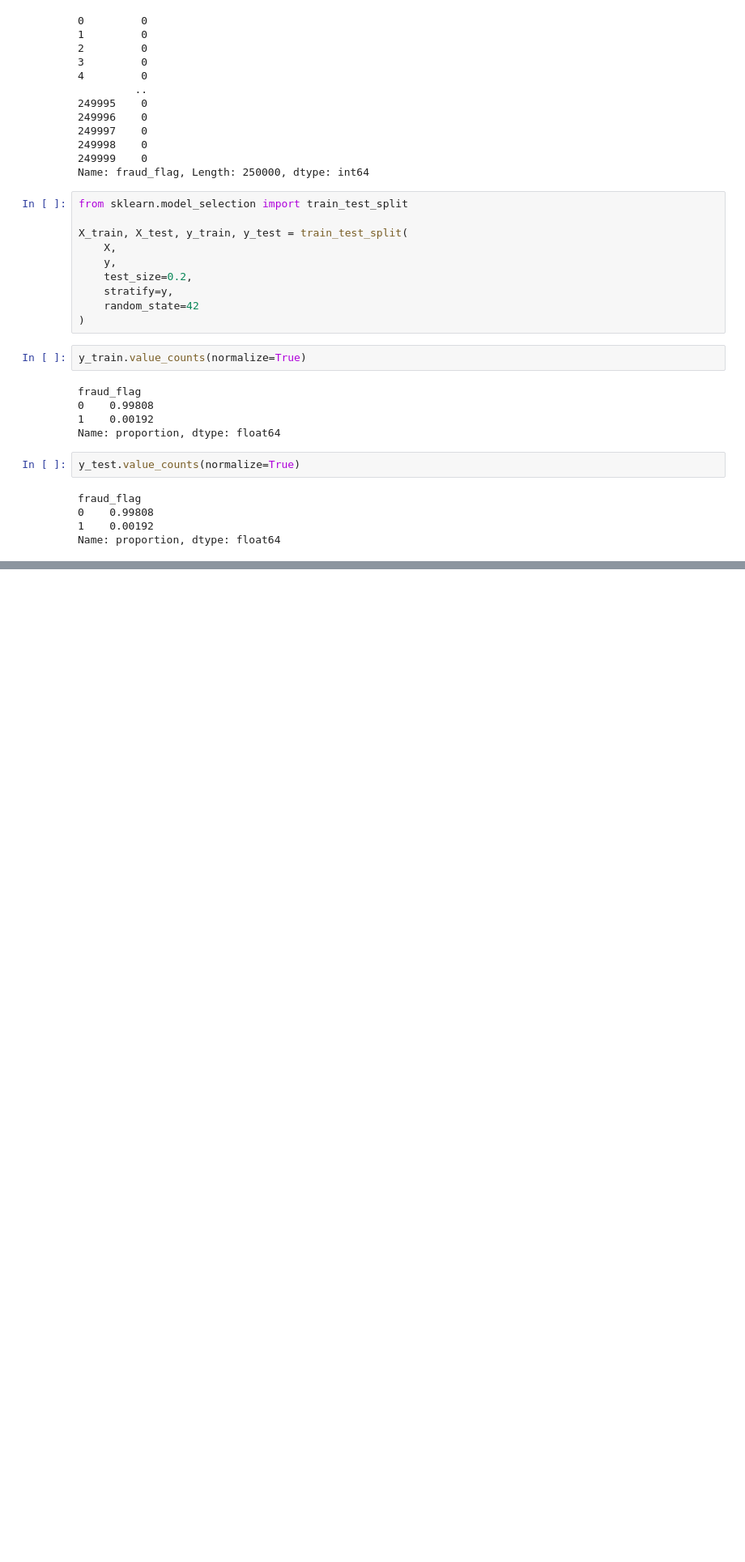
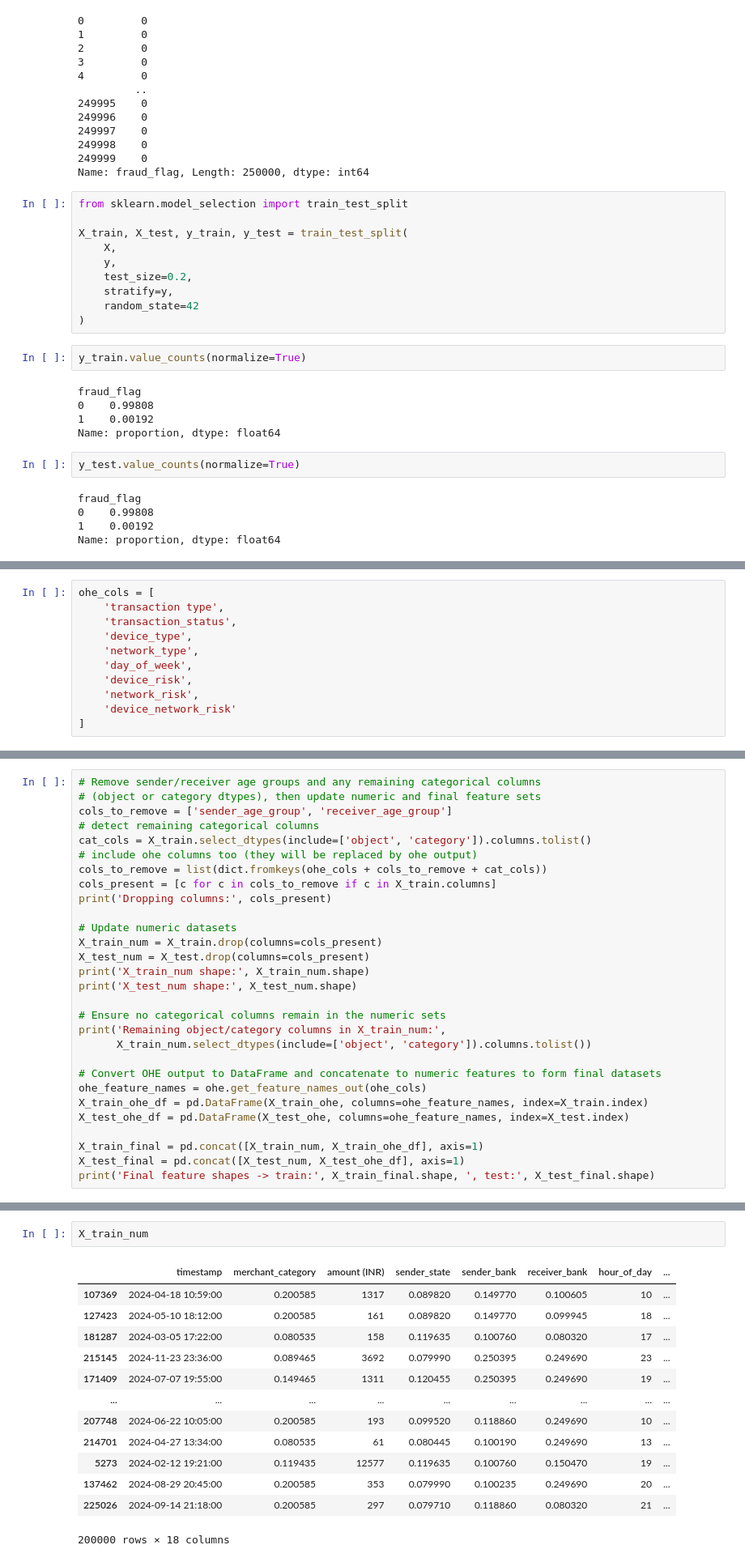
Before and after one commit to Soniya21s/FraudDetectionSystem, a Jupyter notebook: notebooks/02_feature_engg.ipynb, the cells around one changed output, grey strips where cells are left out. Shown at 81% size. Cells and saved outputs as stored; diff of their text form; blank space fills up the shorter version.

```diff
--- a/notebooks/02_feature_engg.ipynb
+++ b/notebooks/02_feature_engg.ipynb
@@ -257,0 +292,11 @@ Name: proportion, dtype: float64
+# %%
+ohe_cols = [
+    'transaction type',
+    'transaction_status',
+    'device_type',
+    'network_type',
+    'day_of_week',
+    'device_risk',
+    'network_risk',
+    'device_network_risk'
+]
@@ -257,0 +324,29 @@ Name: proportion, dtype: float64
+# %%
+# Remove sender/receiver age groups and any remaining categorical columns
+# (object or category dtypes), then update numeric and final feature sets
+cols_to_remove = ['sender_age_group', 'receiver_age_group']
+# detect remaining categorical columns
+cat_cols = X_train.select_dtypes(include=['object', 'category']).columns.tolist()
+# include ohe columns too (they will be replaced by ohe output)
+cols_to_remove = list(dict.fromkeys(ohe_cols + cols_to_remove + cat_cols))
+cols_present = [c for c in cols_to_remove if c in X_train.columns]
+print('Dropping columns:', cols_present)
+
+# Update numeric datasets
+X_train_num = X_train.drop(columns=cols_present)
+X_test_num = X_test.drop(columns=cols_present)
+print('X_train_num shape:', X_train_num.shape)
+print('X_test_num shape:', X_test_num.shape)
+
+# Ensure no categorical columns remain in the numeric sets
+print('Remaining object/category columns in X_train_num:',
+      X_train_num.select_dtypes(include=['object', 'category']).columns.tolist())
+
+# Convert OHE output to DataFrame and concatenate to numeric features to form final datasets
+ohe_feature_names = ohe.get_feature_names_out(ohe_cols)
+X_train_ohe_df = pd.DataFrame(X_train_ohe, columns=ohe_feature_names, index=X_train.index)
+X_test_ohe_df = pd.DataFrame(X_test_ohe, columns=ohe_feature_names, index=X_test.index)
+
+X_train_final = pd.concat([X_train_num, X_train_ohe_df], axis=1)
+X_test_final = pd.concat([X_test_num, X_test_ohe_df], axis=1)
+print('Final feature shapes -> train:', X_train_final.shape, ', test:', X_test_final.shape)
@@ -257,0 +359,16 @@ Name: proportion, dtype: float64
+# %%
+X_train_num
+# %% [output]
+|  | timestamp | merchant_category | amount (INR) | sender_state | sender_bank | receiver_bank | hour_of_day | ... |
+| 107369 | 2024-04-18 10:59:00 | 0.200585 | 1317 | 0.089820 | 0.149770 | 0.100605 | 10 | ... |
+| 127423 | 2024-05-10 18:12:00 | 0.200585 | 161 | 0.089820 | 0.149770 | 0.099945 | 18 | ... |
+| 181287 | 2024-03-05 17:22:00 | 0.080535 | 158 | 0.119635 | 0.100760 | 0.080320 | 17 | ... |
+| 215145 | 2024-11-23 23:36:00 | 0.089465 | 3692 | 0.079990 | 0.250395 | 0.249690 | 23 | ... |
+| 171409 | 2024-07-07 19:55:00 | 0.149465 | 1311 | 0.120455 | 0.250395 | 0.249690 | 19 | ... |
+| ... | ... | ... | ... | ... | ... | ... | ... | ... |
+| 207748 | 2024-06-22 10:05:00 | 0.200585 | 193 | 0.099520 | 0.118860 | 0.249690 | 10 | ... |
+| 214701 | 2024-04-27 13:34:00 | 0.080535 | 61 | 0.080445 | 0.100190 | 0.249690 | 13 | ... |
+| 5273 | 2024-02-12 19:21:00 | 0.119435 | 12577 | 0.119635 | 0.100760 | 0.150470 | 19 | ... |
+| 137462 | 2024-08-29 20:45:00 | 0.200585 | 353 | 0.079990 | 0.100235 | 0.249690 | 20 | ... |
+| 225026 | 2024-09-14 21:18:00 | 0.200585 | 297 | 0.079710 | 0.118860 | 0.080320 | 21 | ... |
+200000 rows × 18 columns
```
Also changed, not shown: parts of 11 cells of this notebook, 1 other file.
